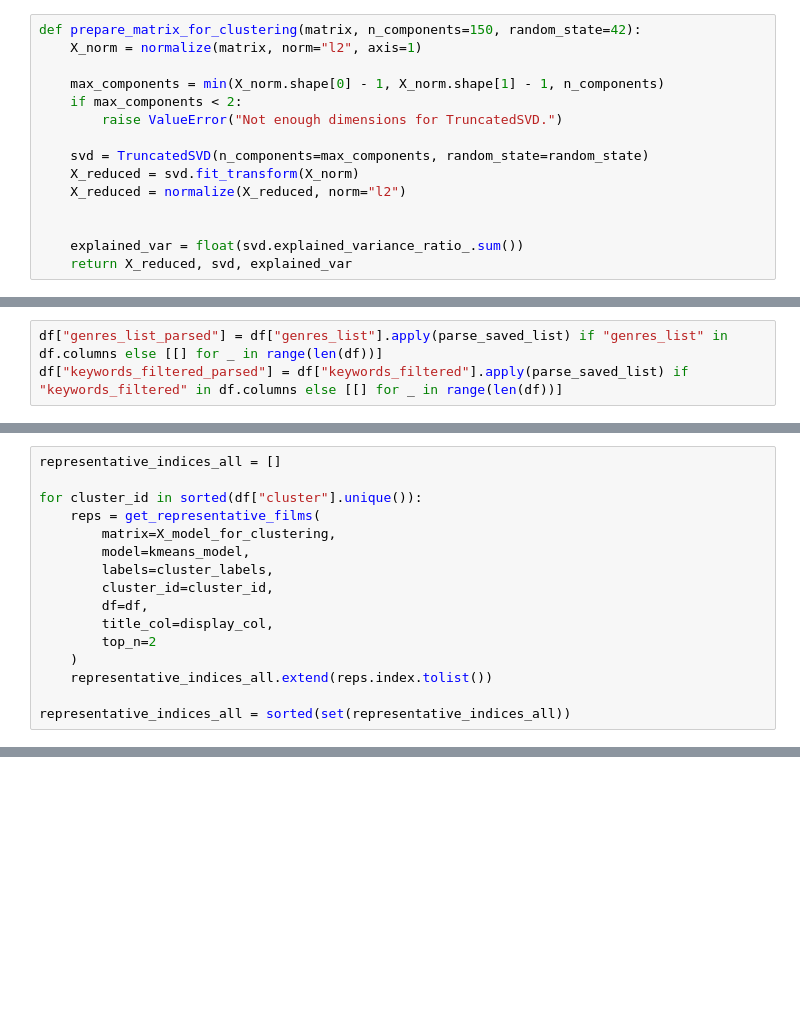
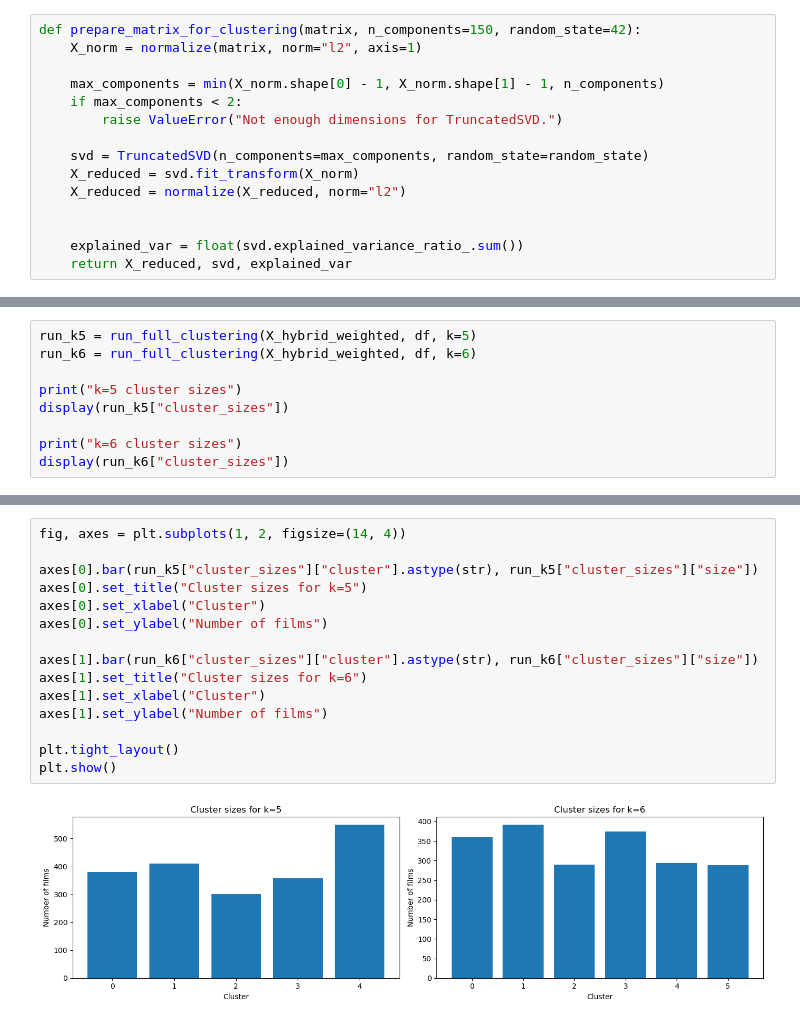
Before and after one commit to GeorgiosLoulakis/Analytics2Action, a Jupyter notebook: notebooks/text-clustering/02_tfidf_to_clustering.ipynb, the cells around one changed output, grey strips where cells are left out. Saved outputs shown, nothing was run; the diff lists cells and outputs as text; blank space fills up the shorter version.

```diff
--- a/notebooks/text-clustering/02_tfidf_to_clustering.ipynb
+++ b/notebooks/text-clustering/02_tfidf_to_clustering.ipynb
@@ -556,3 +147,0 @@ def parse_saved_list(value):
-# %%
-df["genres_list_parsed"] = df["genres_list"].apply(parse_saved_list) if "genres_list" in df.columns else [[] for _ in range(len(df))]
-df["keywords_filtered_parsed"] = df["keywords_filtered"].apply(parse_saved_list) if "keywords_filtered" in df.columns else [[] for _ in range(len(df))]
@@ -783,16 +147,0 @@ plt.show()
-# %%
-representative_indices_all = []
-
-for cluster_id in sorted(df["cluster"].unique()):
-    reps = get_representative_films(
-        matrix=X_model_for_clustering,
-        model=kmeans_model,
-        labels=cluster_labels,
-        cluster_id=cluster_id,
-        df=df,
-        title_col=display_col,
-        top_n=2
-    )
-    representative_indices_all.extend(reps.index.tolist())
-
-representative_indices_all = sorted(set(representative_indices_all))
@@ -956,0 +315,9 @@ Saved cluster profiles to: outputs\text_clustering\results\cluster_profiles_k6.c
+# %%
+run_k5 = run_full_clustering(X_hybrid_weighted, df, k=5)
+run_k6 = run_full_clustering(X_hybrid_weighted, df, k=6)
+
+print("k=5 cluster sizes")
+display(run_k5["cluster_sizes"])
+
+print("k=6 cluster sizes")
+display(run_k6["cluster_sizes"])
@@ -956,0 +340,17 @@ Saved cluster profiles to: outputs\text_clustering\results\cluster_profiles_k6.c
+# %%
+fig, axes = plt.subplots(1, 2, figsize=(14, 4))
+
+axes[0].bar(run_k5["cluster_sizes"]["cluster"].astype(str), run_k5["cluster_sizes"]["size"])
+axes[0].set_title("Cluster sizes for k=5")
+axes[0].set_xlabel("Cluster")
+axes[0].set_ylabel("Number of films")
+
+axes[1].bar(run_k6["cluster_sizes"]["cluster"].astype(str), run_k6["cluster_sizes"]["size"])
+axes[1].set_title("Cluster sizes for k=6")
+axes[1].set_xlabel("Cluster")
+axes[1].set_ylabel("Number of films")
+
+plt.tight_layout()
+plt.show()
+# %% [output]
+[figure, added]
```
Also changed, not shown: parts of 65 cells of this notebook.
